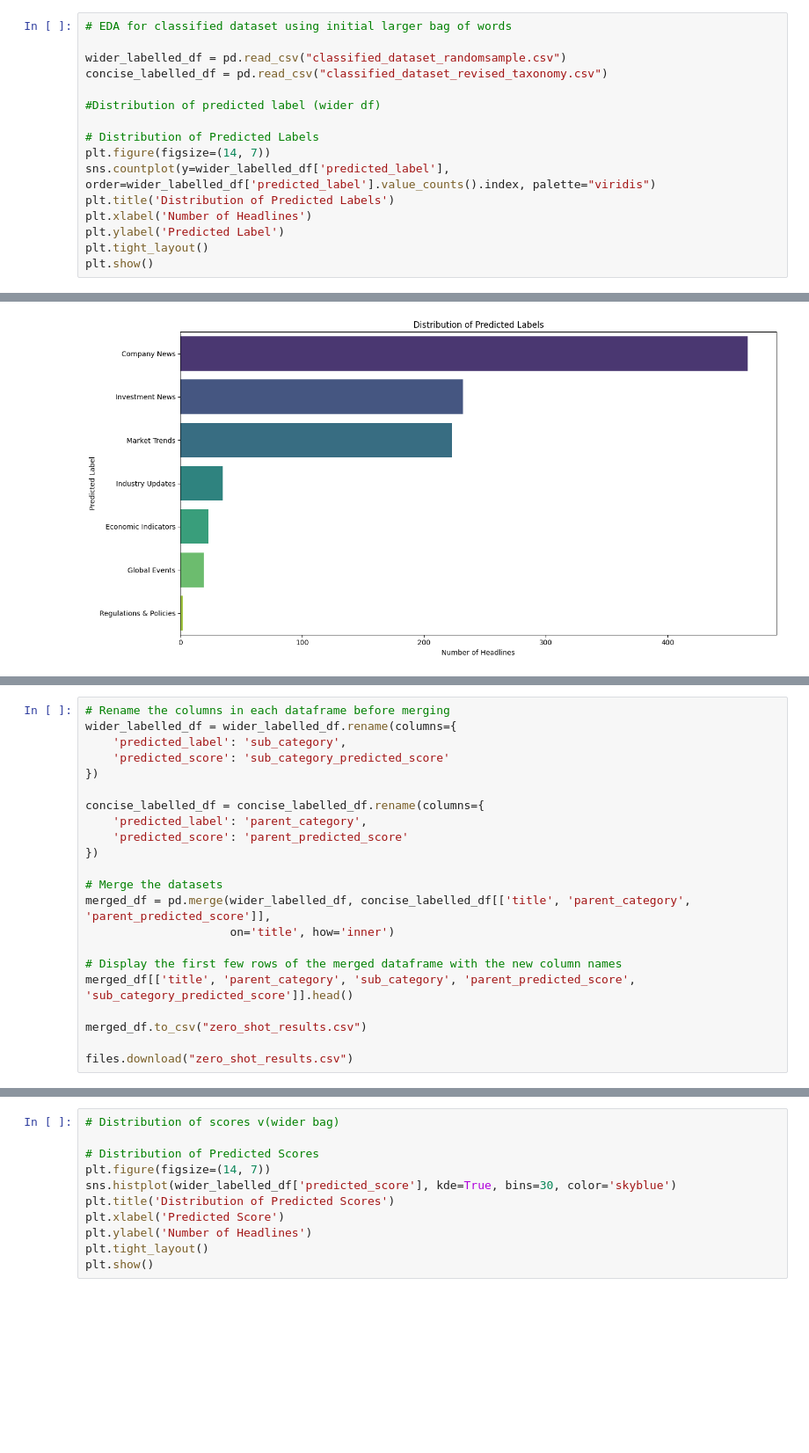
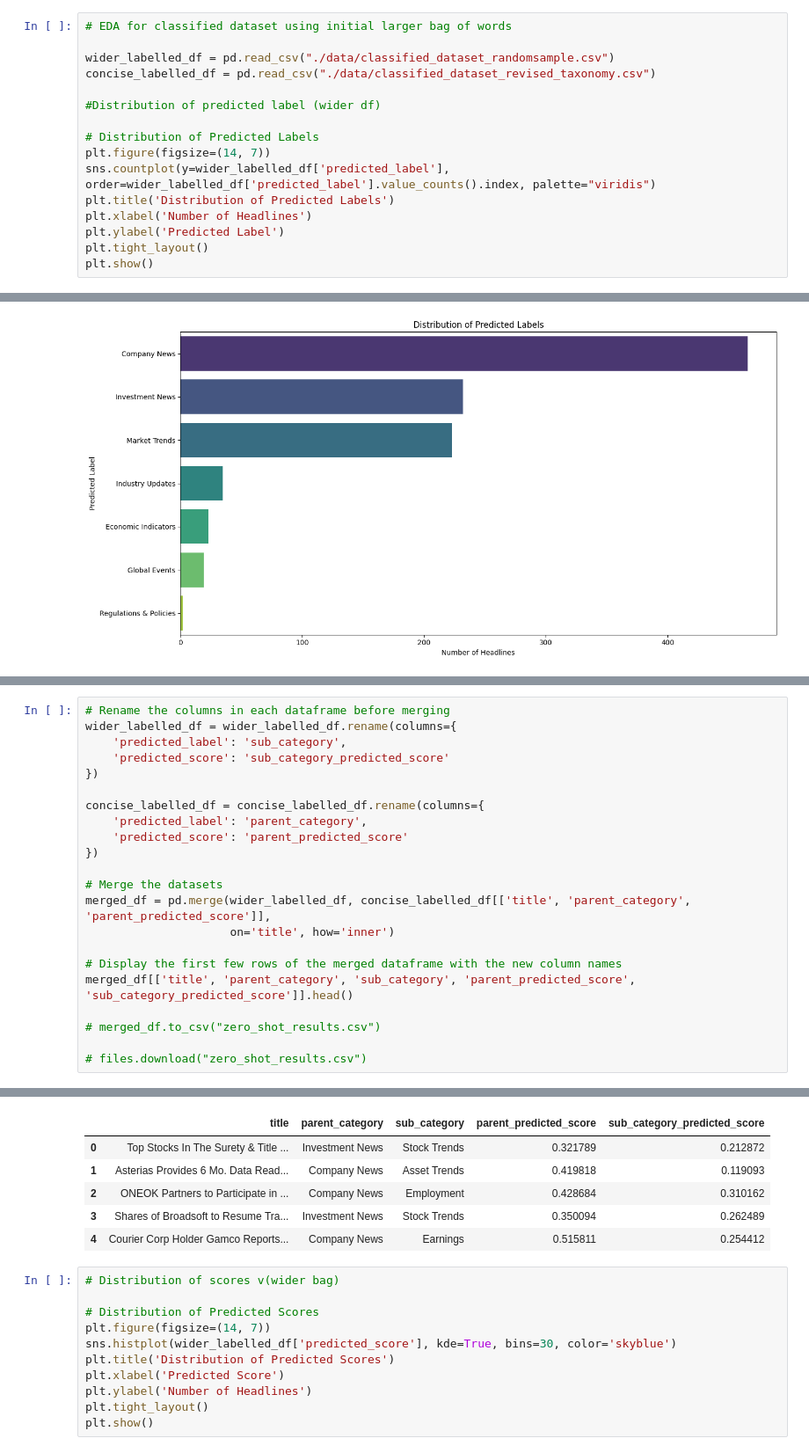
Before and after one commit to viswambaran/NUCapstone, a Jupyter notebook: EPA.ipynb, the cells around one changed output, grey strips where cells are left out. Shown at 88% size. Drawn from its saved outputs; the diff is of its cells as text; blank space fills up the shorter version.

```diff
--- a/EPA.ipynb
+++ b/EPA.ipynb
@@ -395,8 +398,8 @@ chart
 # %%
 # EDA for classified dataset using initial larger bag of words
 
-wider_labelled_df = pd.read_csv("classified_dataset_randomsample.csv")
-concise_labelled_df = pd.read_csv("classified_dataset_revised_taxonomy.csv")
+wider_labelled_df = pd.read_csv("./data/classified_dataset_randomsample.csv")
+concise_labelled_df = pd.read_csv("./data/classified_dataset_revised_taxonomy.csv")
 
 #Distribution of predicted label (wider df)
 
@@ -457,7 +460,7 @@ merged_df = pd.merge(wider_labelled_df, concise_labelled_df[['title', 'parent_ca
 # Display the first few rows of the merged dataframe with the new column names
 merged_df[['title', 'parent_category', 'sub_category', 'parent_predicted_score', 'sub_category_predicted_score']].head()
 
-merged_df.to_csv("zero_shot_results.csv")
+# merged_df.to_csv("zero_shot_results.csv")
 
-files.download("zero_shot_results.csv")
+# files.download("zero_shot_results.csv")
 # %% [output]
@@ -466,3 +467,9 @@ files.download("zero_shot_results.csv")
+|  | title | parent_category | sub_category | parent_predicted_score | sub_category_predicted_score |
+| 0 | Top Stocks In The Surety & Title ... | Investment News | Stock Trends | 0.321789 | 0.212872 |
+| 1 | Asterias Provides 6 Mo. Data Read... | Company News | Asset Trends | 0.419818 | 0.119093 |
+| 2 | ONEOK Partners to Participate in ... | Company News | Employment | 0.428684 | 0.310162 |
+| 3 | Shares of Broadsoft to Resume Tra... | Investment News | Stock Trends | 0.350094 | 0.262489 |
+| 4 | Courier Corp Holder Gamco Reports... | Company News | Earnings | 0.515811 | 0.254412 |
 # %%
 # Distribution of scores v(wider bag)
 
```
Also changed, not shown: parts of 19 cells of this notebook.
